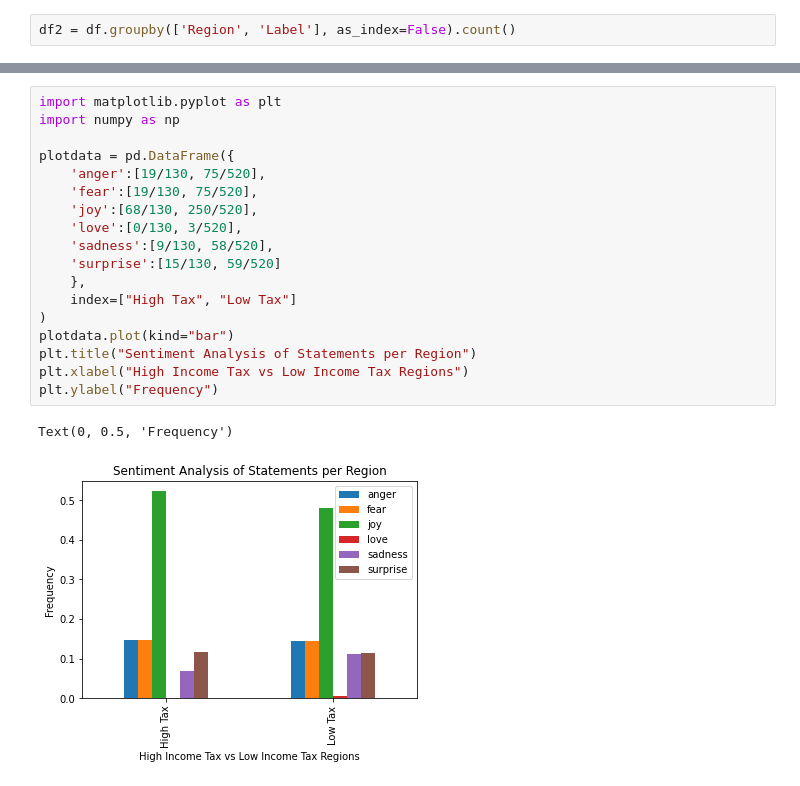
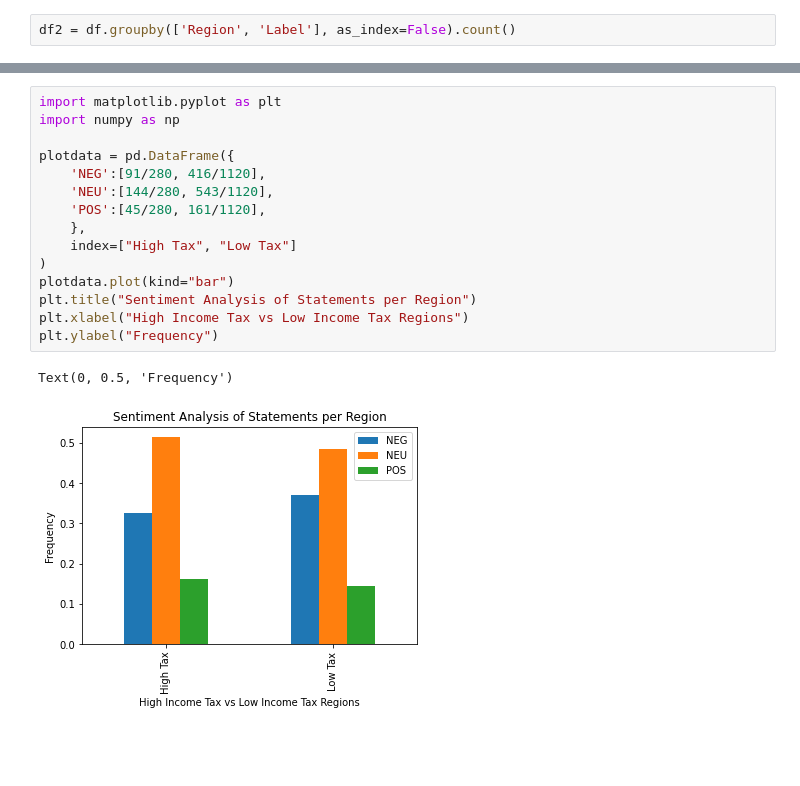
Before and after one commit to skochar1/the-pile-state-analysis, a Jupyter notebook: roBERTaSentData3-modeled.ipynb, the cells around one changed output, grey strips where cells are left out. Cells and saved outputs as stored; diff of their text form; blank space fills up the shorter version.

```diff
--- a/roBERTaSentData3-modeled.ipynb
+++ b/roBERTaSentData3-modeled.ipynb
@@ -295,21 +277,18 @@ df2
 # %%
 import matplotlib.pyplot as plt
 import numpy as np
 
 plotdata = pd.DataFrame({
-    'anger':[19/130, 75/520],
-    'fear':[19/130, 75/520],
-    'joy':[68/130, 250/520],
-    'love':[0/130, 3/520],
-    'sadness':[9/130, 58/520],
-    'surprise':[15/130, 59/520]
+    'NEG':[91/280, 416/1120],
+    'NEU':[144/280, 543/1120],
+    'POS':[45/280, 161/1120],
     },
     index=["High Tax", "Low Tax"]
 )
 plotdata.plot(kind="bar")
 plt.title("Sentiment Analysis of Statements per Region")
 plt.xlabel("High Income Tax vs Low Income Tax Regions")
 plt.ylabel("Frequency")
 # %% [output]
 Text(0, 0.5, 'Frequency')
-[figure, old version]
+[figure, new version]
```
Also changed, not shown: parts of 19 cells of this notebook.
